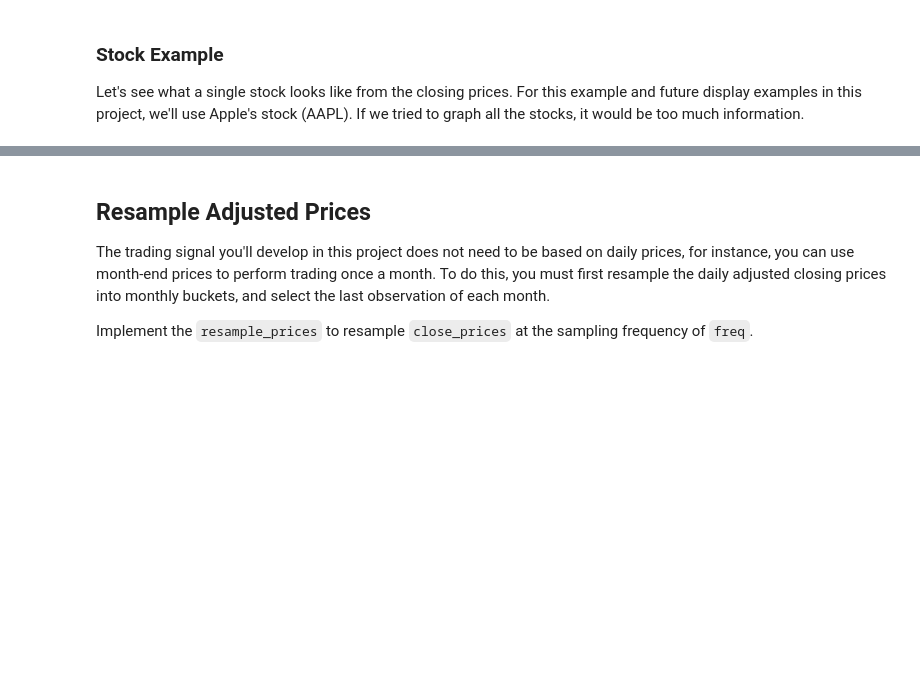
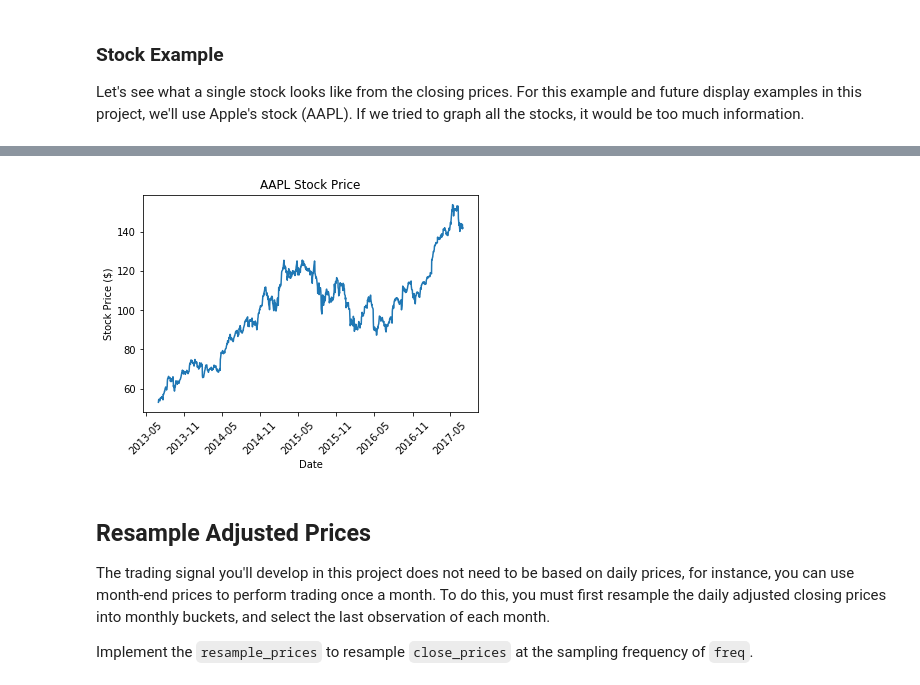
Before and after one commit to nfjb/basic-momentum-analysis, a Jupyter notebook: momentum_project.ipynb, the cells around one changed output, grey strips where cells are left out. Drawn from its saved outputs; the diff is of its cells as text; code cells hidden in the pictures; blank space fills up the shorter version.

```diff
--- a/momentum_project.ipynb
+++ b/momentum_project.ipynb
@@ -43,9 +11,8 @@ import project_tests
 ### Load Data
 The data we use for most of the projects is end of day data. This contains data for many stocks, but we'll be looking at stocks in the S&P 500. We also made things a little easier to run by narrowing down our range of time period instead of using all of the data.
 # %%
-df = pd.read_csv('../../data/project_1/eod-quotemedia.csv', parse_dates=['date'], index_col=False)
-
+df = pd.read_csv('quote.csv', parse_dates=['date'], index_col=False)
 close = df.reset_index().pivot(index='date', columns='ticker', values='adj_close')
 
-print('Loaded Data')
+close.head()
 # %% [output]
@@ -89,3 +30,12 @@ project_helper.plot_stock(close[apple_ticker], '{} Stock'.format(apple_ticker))
+# %%
+# Test Plot of AAPL Stock Price
+plt.plot(close['AAPL'])
+plt.title('AAPL Stock Price')
+plt.ylabel('Stock Price ($)')
+plt.xlabel('Date')
+plt.xticks(rotation=45);
+# %% [output]
+[figure, added]
 # %% [markdown]
 ## Resample Adjusted Prices
 
```
Also changed, not shown: parts of 29 cells of this notebook.
